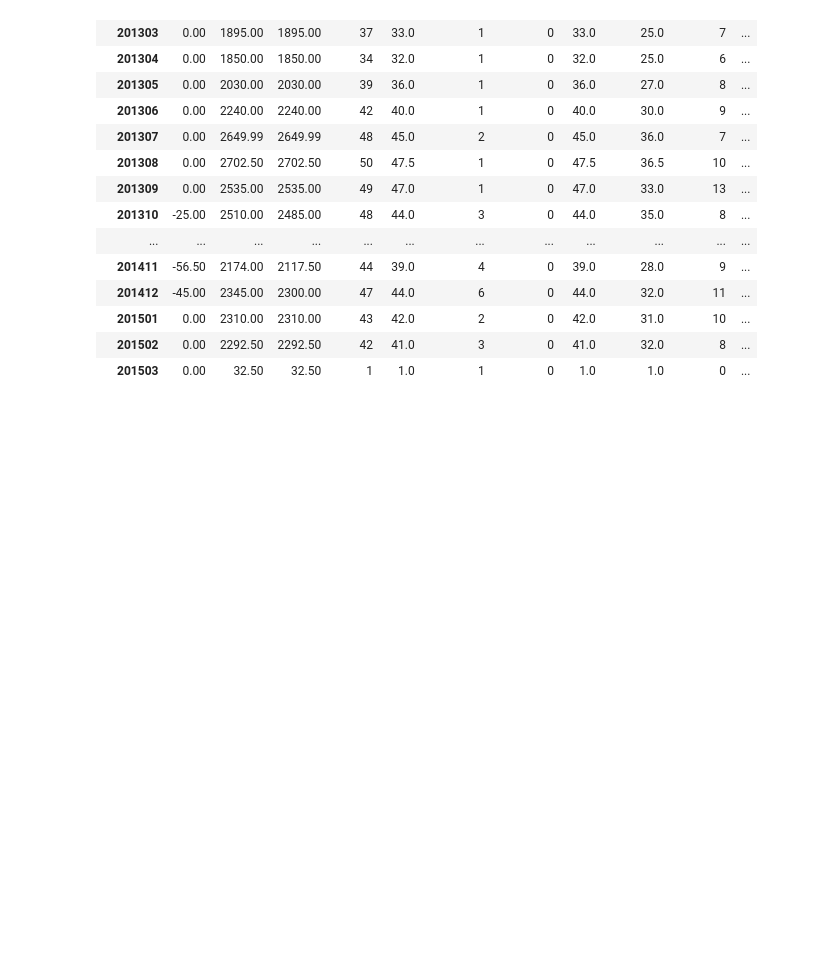
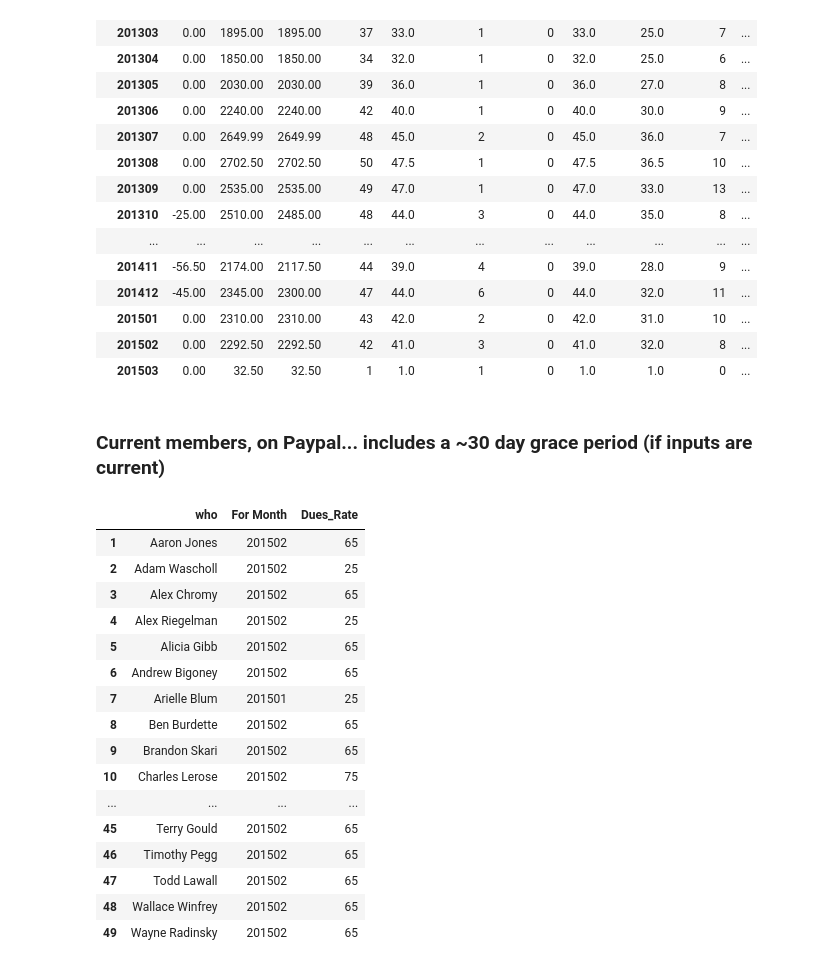
Before and after one commit to lizbaumann/SSD_database, a Jupyter notebook: SSDdb_Paypal.ipynb, the cells around one changed output. Saved outputs shown, nothing was run; the diff lists cells and outputs as text; code cells hidden in the pictures; blank space fills up the shorter version.

Commit message:
Paypal, added summary of current members (paypal payors only)

```diff
--- a/SSDdb_Paypal.ipynb
+++ b/SSDdb_Paypal.ipynb
@@ -594,16 +596,6 @@ dfp.shape # (1254, 16)
 # %%
-##### TROUBLESHOOTING #####
-x = dfp7[dfp7['what3'] != 'Fees Paypal Transactions']
 x = dfp7[dfp7['what3'] == 'Dues Monthly']
-x = dfp7[dfp7['who'] == 'Wayne Radinsky']
 x = dfp7[dfp7['who'] == 'Liz Baumann']
-x[['who', 'what3', 'For Month', 'mult', 'Amount', 'Dues_Rate', 'Dues_Disc', 'Entries', 'Mbrs', 'Mbrs_Reg', 'Mbrs_SS', 'Mbrs_Fam', 'Mbrs_UNK']].sort(['who', 'For Month'])
-
-x = dfp7[dfp7['who'] == 'Jarad Christianson']
-x[['who', 'what3', 'For Month', 'mult', 'Amount', 'Dues_Rate', 'Dues_Disc', 'Entries', 'Mbrs', 'Mbrs_UNK']].sort(['who', 'For Month'])
-x[['who', 'what3', 'For Month', 'mult', 'Entries', 'Mbrs', 'Mbrs_Reg', 'Mbrs_SS', 'Mbrs_Fam', 'Mbrs_UNK']].sort(['who', 'For Month'])
-
-x = dfp7[dfp7['Dues_Rate'] == 200]
 x = dfp7[dfp7['who'] == 'Ryan Bennett']
-x[['who', 'what3', 'For Month', 'mult', 'Amount', 'Dues_Rate', 'Dues_Disc', 'Entries', 'Mbrs', 'Mbrs_Reg', 'Mbrs_SS', 'Mbrs_Fam', 'Mbrs_UNK']].sort(['who', 'For Month'])
+#x[['who', 'what3', 'For Month', 'mult', 'Amount', 'Dues_Rate', 'Dues_Disc', 'Entries', 'Mbrs', 'Mbrs_Reg', 'Mbrs_SS', 'Mbrs_Fam', 'Mbrs_UNK']].sort(['who', 'For Month'])
 #dfp7[dfp7['Mbrs_UNK'] != 0]
@@ -678,3 +631,35 @@ dfpdues[sumvars_pp].groupby(dfpdues['For Month']).sum()
 | 201501 | 0.00 | 2310.00 | 2310.00 | 43 | 42.0 | 2 | 0 | 42.0 | 31.0 | 10 | ... |
 | 201502 | 0.00 | 2292.50 | 2292.50 | 42 | 41.0 | 3 | 0 | 41.0 | 32.0 | 8 | ... |
 | 201503 | 0.00 | 32.50 | 32.50 | 1 | 1.0 | 1 | 0 | 1.0 | 1.0 | 0 | ... |
+# %% [markdown]
+### Current members, on Paypal... includes a ~30 day grace period (if inputs are current)
+# %%
+withgraceperiod = datetime.date.today() - datetime.timedelta(days=60)
+dfpdues['For Month 1st'] = dfpdues['For Month'].apply(lambda x: datetime.date(int(x/100), x - int(x/100)*100, 1))
+currentmbrs = dfpdues.copy()
+currentmbrs = dfpdues[dfpdues['For Month 1st'] >= withgraceperiod]
+currentmbrs = currentmbrs[['who', 'For Month', 'Dues_Rate']]
+currentmbrs = currentmbrs[['who', 'For Month', 'Dues_Rate']].groupby(currentmbrs['who']).max()
+# re-index so you can tell count
+currentmbrs['ni']=range(1,len(currentmbrs)+1)
+currentmbrs=currentmbrs.set_index('ni')
+currentmbrs.index.names = [None]
+currentmbrs.sort(['who', 'For Month'])
+# %% [output]
+|  | who | For Month | Dues_Rate |
+| 1 | Aaron Jones | 201502 | 65 |
+| 2 | Adam Wascholl | 201502 | 25 |
+| 3 | Alex Chromy | 201502 | 65 |
+| 4 | Alex Riegelman | 201502 | 25 |
+| 5 | Alicia Gibb | 201502 | 65 |
+| 6 | Andrew Bigoney | 201502 | 65 |
+| 7 | Arielle Blum | 201501 | 25 |
+| 8 | Ben Burdette | 201502 | 65 |
+| 9 | Brandon Skari | 201502 | 65 |
+| 10 | Charles Lerose | 201502 | 75 |
+| ... | ... | ... | ... |
+| 45 | Terry Gould | 201502 | 65 |
+| 46 | Timothy Pegg | 201502 | 65 |
+| 47 | Todd Lawall | 201502 | 65 |
+| 48 | Wallace Winfrey | 201502 | 65 |
+| 49 | Wayne Radinsky | 201502 | 65 |
```
Also changed, not shown: parts of 7 cells of this notebook.
